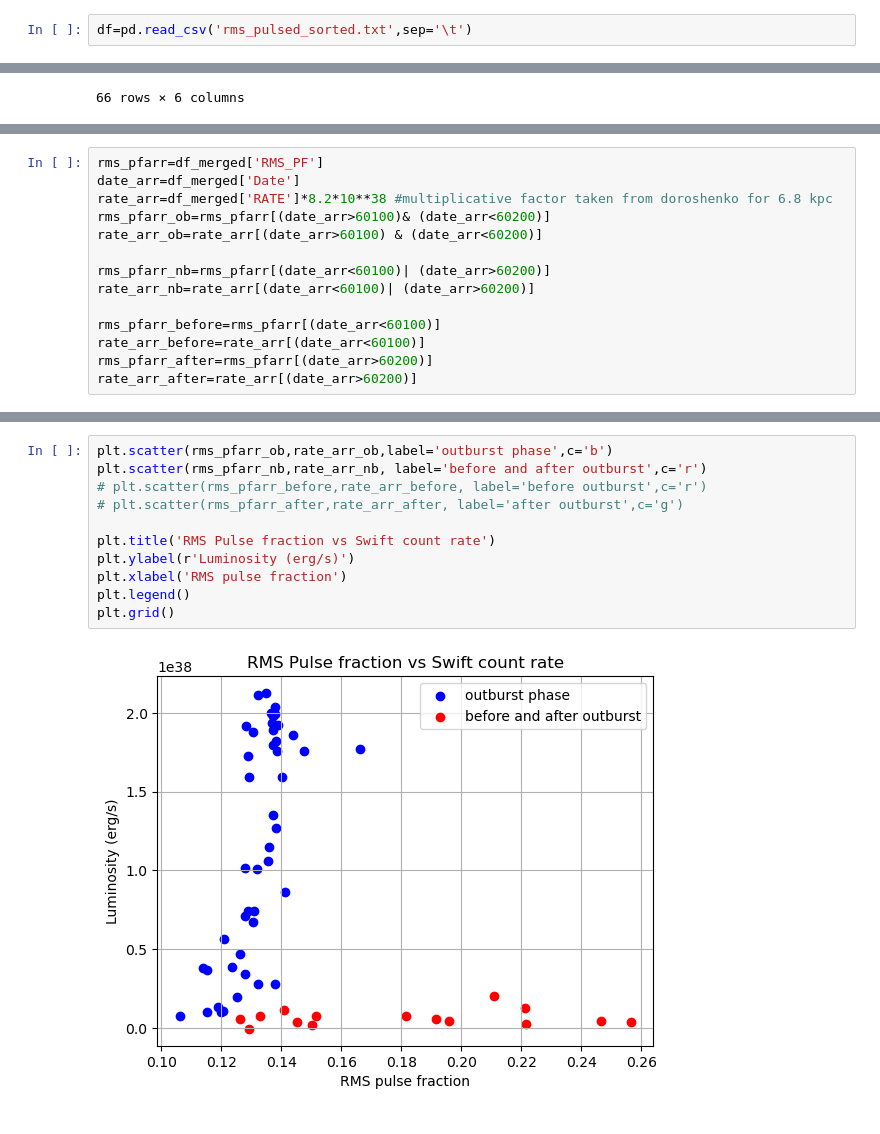
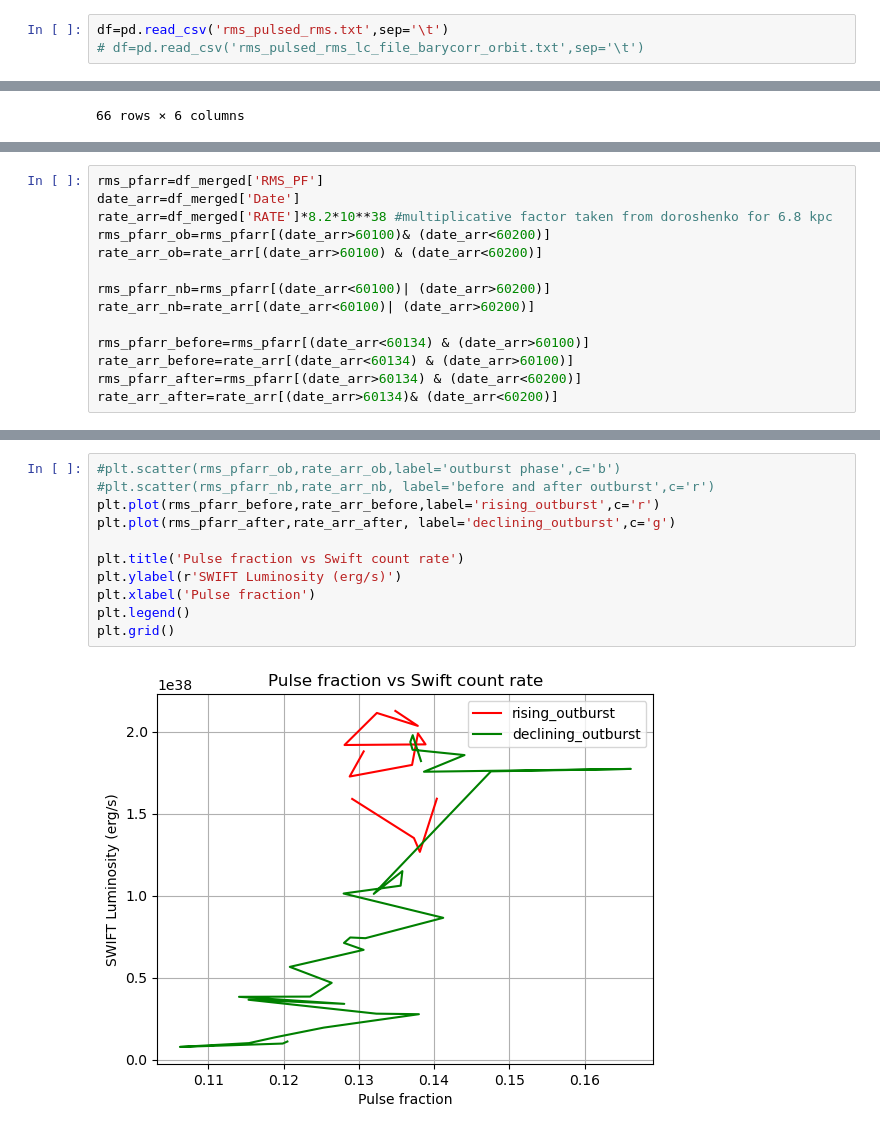
Before and after one commit to supremeKAI40/ULXP_thesis_analysis, a Jupyter notebook: nicer/nb_pf_reporting.ipynb, the cells around one changed output, grey strips where cells are left out. Saved outputs shown, nothing was run; the diff lists cells and outputs as text.

```diff
--- a/nicer/nb_pf_reporting.ipynb
+++ b/nicer/nb_pf_reporting.ipynb
@@ -3,7 +3,8 @@ import pandas as pd
 import matplotlib.pyplot as plt
 from astropy.io import fits
 # %%
-df=pd.read_csv('rms_pulsed_sorted.txt',sep='\t')
+df=pd.read_csv('rms_pulsed_rms.txt',sep='\t')
+# df=pd.read_csv('rms_pulsed_rms_lc_file_barycorr_orbit.txt',sep='\t')
 # %%
 df=df.sort_values('ObsID')
 df['Date']=df['Date']+40000
@@ -112,7 +107,7 @@ rate_arr_ob=rate_arr[(date_arr>60100) & (date_arr<60200)]
 rms_pfarr_nb=rms_pfarr[(date_arr<60100)| (date_arr>60200)]
 rate_arr_nb=rate_arr[(date_arr<60100)| (date_arr>60200)]
 
-rms_pfarr_before=rms_pfarr[(date_arr<60100)]
-rate_arr_before=rate_arr[(date_arr<60100)]
-rms_pfarr_after=rms_pfarr[(date_arr>60200)]
-rate_arr_after=rate_arr[(date_arr>60200)]
+rms_pfarr_before=rms_pfarr[(date_arr<60134) & (date_arr>60100)]
+rate_arr_before=rate_arr[(date_arr<60134) & (date_arr>60100)]
+rms_pfarr_after=rms_pfarr[(date_arr>60134) & (date_arr<60200)]
+rate_arr_after=rate_arr[(date_arr>60134)& (date_arr<60200)]
@@ -119,13 +129,13 @@ rate_arr_after=rate_arr[(date_arr>60200)]
 # %%
-plt.scatter(rms_pfarr_ob,rate_arr_ob,label='outburst phase',c='b')
-plt.scatter(rms_pfarr_nb,rate_arr_nb, label='before and after outburst',c='r')
-# plt.scatter(rms_pfarr_before,rate_arr_before, label='before outburst',c='r')
-# plt.scatter(rms_pfarr_after,rate_arr_after, label='after outburst',c='g')
+#plt.scatter(rms_pfarr_ob,rate_arr_ob,label='outburst phase',c='b')
+#plt.scatter(rms_pfarr_nb,rate_arr_nb, label='before and after outburst',c='r')
+plt.plot(rms_pfarr_before,rate_arr_before,label='rising_outburst',c='r')
+plt.plot(rms_pfarr_after,rate_arr_after, label='declining_outburst',c='g')
 
-plt.title('RMS Pulse fraction vs Swift count rate')
-plt.ylabel(r'Luminosity (erg/s)')
-plt.xlabel('RMS pulse fraction')
+plt.title('Pulse fraction vs Swift count rate')
+plt.ylabel(r'SWIFT Luminosity (erg/s)')
+plt.xlabel('Pulse fraction')
 plt.legend()
 plt.grid()
 # %% [output]
-[figure, old version]
+[figure, new version]
```
Also changed, not shown: parts of 12 cells of this notebook, 34 other files.
